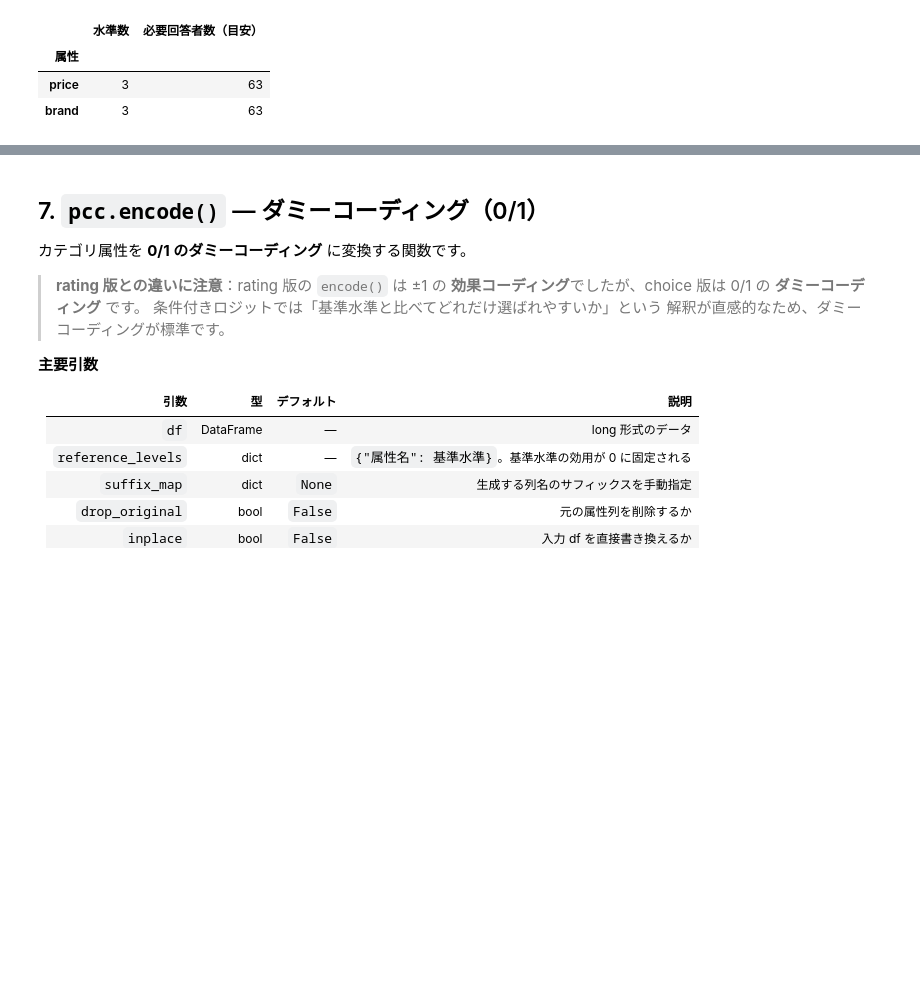
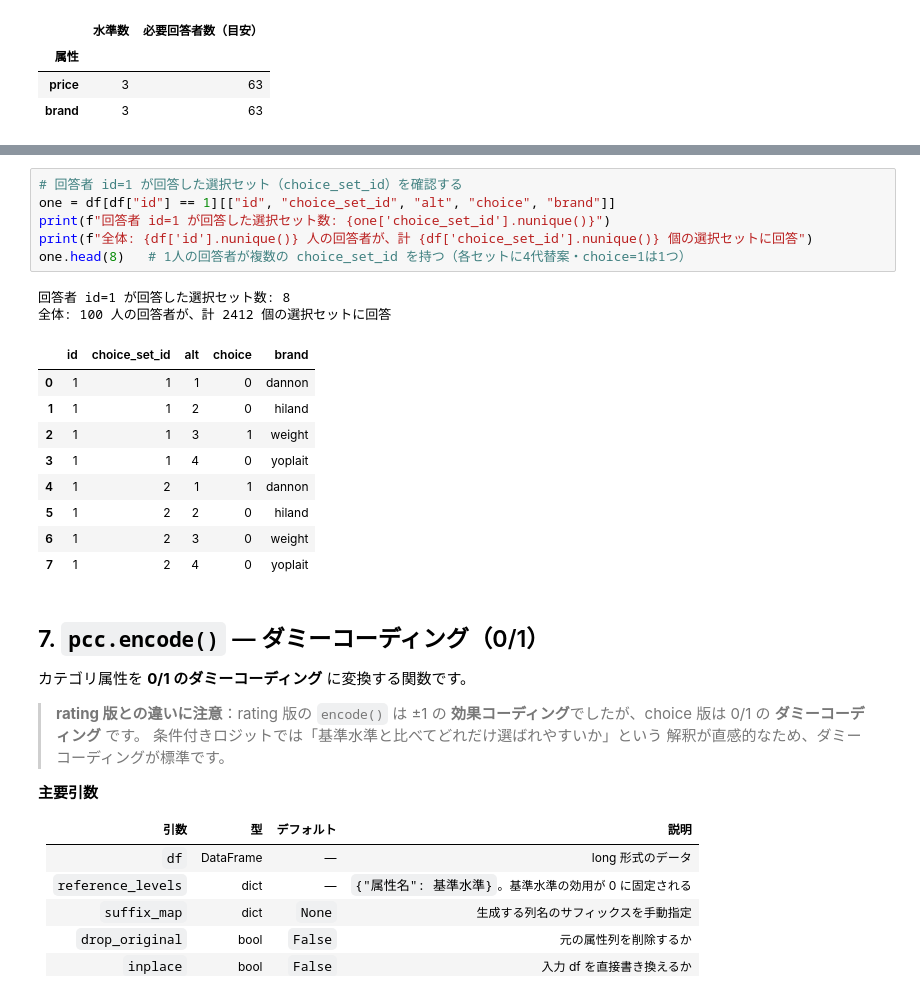
Before and after one commit to Py4Conjoint/py4conjoint, a Jupyter notebook: examples/overview_choice.ipynb, the cells around one changed output, grey strips where cells are left out. Saved outputs shown, nothing was run; the diff lists cells and outputs as text; blank space fills up the shorter version.

```diff
--- a/examples/overview_choice.ipynb
+++ b/examples/overview_choice.ipynb
@@ -268,3 +285,21 @@ df.head(8)  # 最初の2つの購買機会
+# %%
+# 回答者 id=1 が回答した選択セット（choice_set_id）を確認する
+one = df[df["id"] == 1][["id", "choice_set_id", "alt", "choice", "brand"]]
+print(f"回答者 id=1 が回答した選択セット数: {one['choice_set_id'].nunique()}")
+print(f"全体: {df['id'].nunique()} 人の回答者が、計 {df['choice_set_id'].nunique()} 個の選択セットに回答")
+one.head(8)   # 1人の回答者が複数の choice_set_id を持つ（各セットに4代替案・choice=1は1つ）
+# %% [output]
+回答者 id=1 が回答した選択セット数: 8
+全体: 100 人の回答者が、計 2412 個の選択セットに回答
+|  | id | choice_set_id | alt | choice | brand |
+| 0 | 1 | 1 | 1 | 0 | dannon |
+| 1 | 1 | 1 | 2 | 0 | hiland |
+| 2 | 1 | 1 | 3 | 1 | weight |
+| 3 | 1 | 1 | 4 | 0 | yoplait |
+| 4 | 1 | 2 | 1 | 1 | dannon |
+| 5 | 1 | 2 | 2 | 0 | hiland |
+| 6 | 1 | 2 | 3 | 0 | weight |
+| 7 | 1 | 2 | 4 | 0 | yoplait |
 # %% [markdown]
 ## 7. `pcc.encode()` — ダミーコーディング（0/1）
 
```
Also changed, not shown: parts of 11 cells of this notebook, 15 other files.
